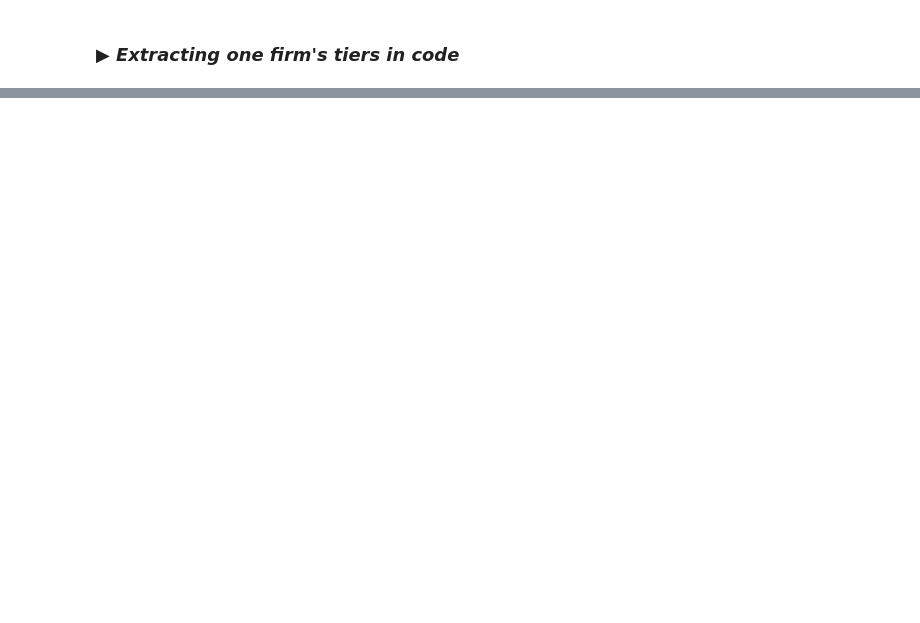
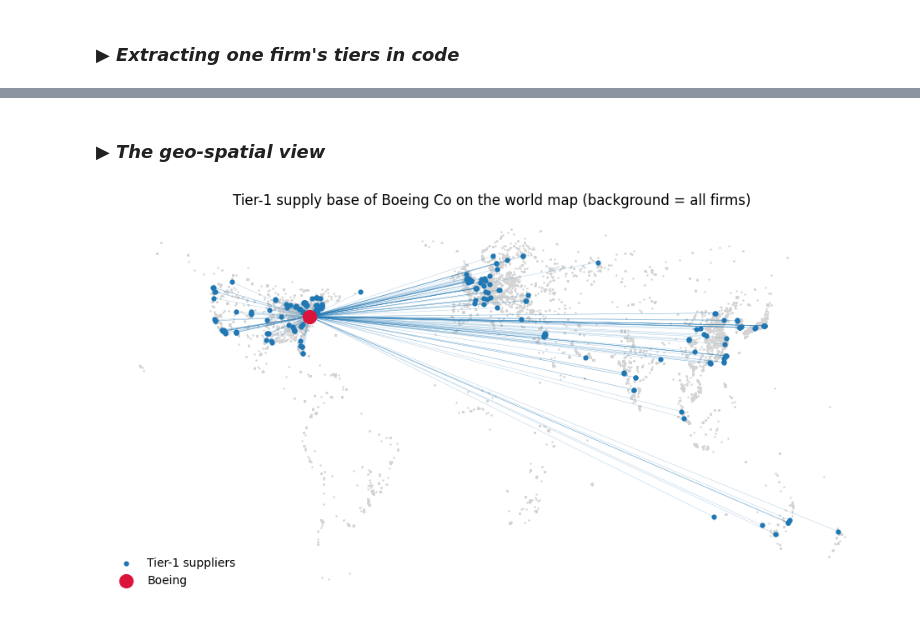
Before and after one commit to deepakawl/supplychain-analytics-teaching, a Jupyter notebook: Network_Analysis_in_Supply_Chain.ipynb, the cells around one changed output, grey strips where cells are left out. Saved outputs shown, nothing was run; the diff lists cells and outputs as text; code cells hidden in the pictures; blank space fills up the shorter version.

```diff
--- a/Network_Analysis_in_Supply_Chain.ipynb
+++ b/Network_Analysis_in_Supply_Chain.ipynb
@@ -249,17 +271,22 @@ Script cue: *"run the static scatter + lines; if plotly is handy, show the inter
+# %% [markdown]
+### ▶ *The geo-spatial view*
 # %%
 geo = nodes.set_index('feid')[['lat','lng']].dropna()
 t1_geo = geo.reindex(tier1_sup).dropna()
 fx, fy = geo.loc[firm, 'lng'], geo.loc[firm, 'lat']
 
 plt.figure(figsize=(12,6))
 plt.scatter(geo['lng'], geo['lat'], s=0.5, c='lightgray')          # every firm -> world map
 for _, r in t1_geo.iterrows():
     plt.plot([r['lng'], fx], [r['lat'], fy], color='tab:blue', lw=0.3, alpha=0.4)
+
 plt.scatter(t1_geo['lng'], t1_geo['lat'], s=12, c='tab:blue', label='Tier-1 suppliers')
-plt.scatter([fx],[fy], s=130, c='crimson', label=names.get(firm, firm).split()[0], zorder=5)
+plt.scatter([fx],[fy], s=130, c='crimson', label=focal_firm_name.split()[0], zorder=5)
 plt.legend(loc='lower left', frameon=False); plt.axis('off')
-plt.title("Tier-1 supply base on the world map (background = all firms)")
+plt.title(f"Tier-1 supply base of {focal_firm_name} on the world map (background = all firms)")
 plt.show()
+# %% [output]
+[figure, added]
 # %%
 # Optional interactive version (plotly is preinstalled in Colab)
 import plotly.graph_objects as go
```
Also changed, not shown: parts of 20 cells of this notebook.
